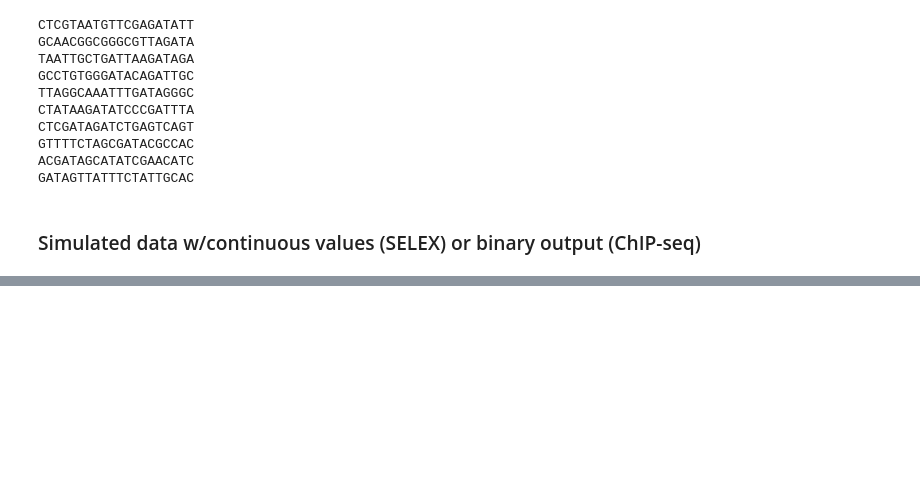
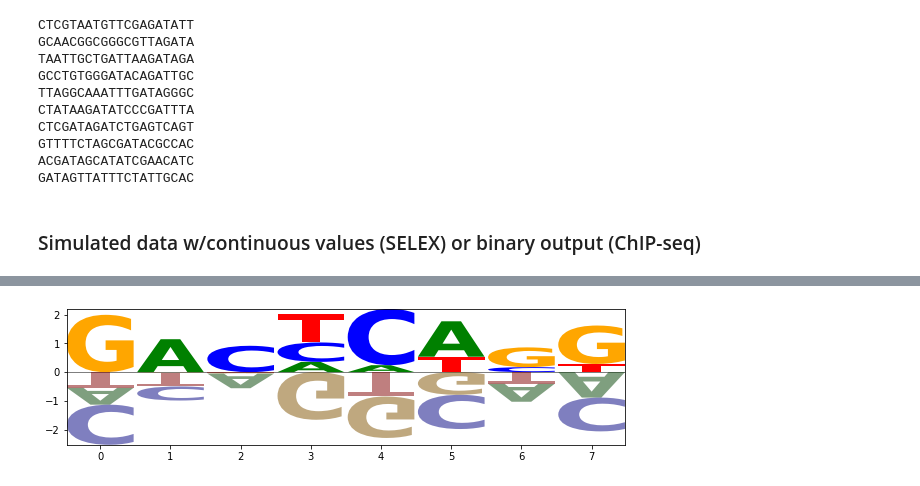
Before and after one commit to theislab/mubind, a Jupyter notebook: notebooks/03_test_modules.ipynb, the cells around one changed output, grey strips where cells are left out. Cells and saved outputs as stored; diff of their text form; code cells hidden in the pictures; blank space fills up the shorter version.

```diff
--- a/notebooks/03_test_modules.ipynb
+++ b/notebooks/03_test_modules.ipynb
@@ -71,0 +160,3 @@ x1[:20], y1[:20]
+# %%
+# optimiser = topti.Adam(net.parameters(), lr=0.001)
+mb.tl.train_network(net, train_10_loader, device, optimiser, criterion, num_epochs=100)
@@ -71,0 +181,4 @@ x1[:20], y1[:20]
+# %%
+mb.tl.create_logo(net)
+# %% [output]
+[figure, added]
```
Also changed, not shown: parts of 36 cells of this notebook, 2 other files.
